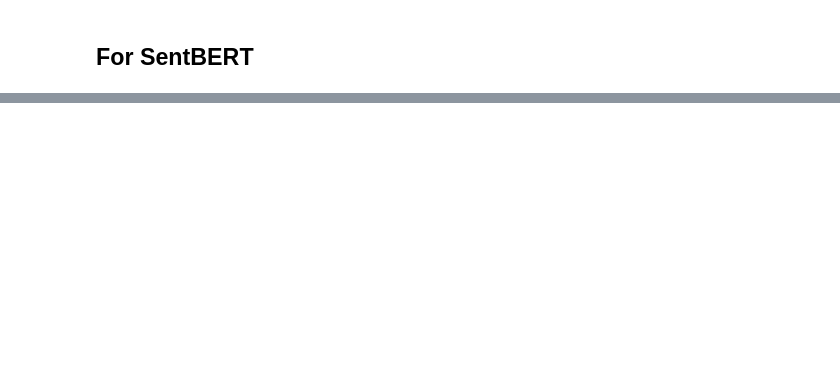
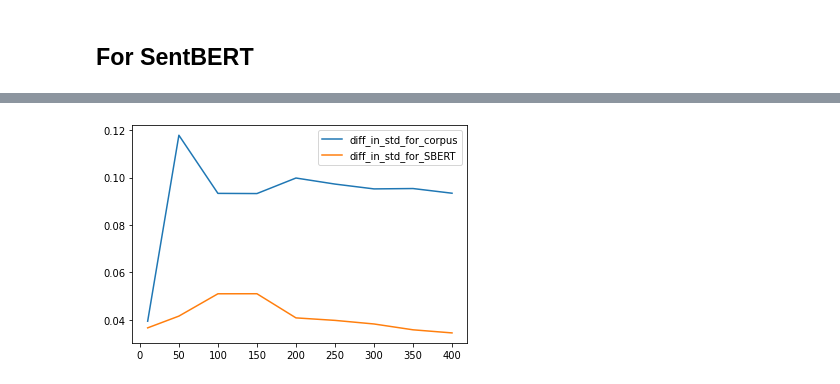
Before and after one commit to hrs2203/sent_sim_django, a Jupyter notebook: similarity_backend/user_component/comparision_engine/engine_comparison.ipynb, the cells around one changed output, grey strips where cells are left out. Drawn from its saved outputs; the diff is of its cells as text; code cells hidden in the pictures; blank space fills up the shorter version.

```diff
--- a/similarity_backend/user_component/comparision_engine/engine_comparison.ipynb
+++ b/similarity_backend/user_component/comparision_engine/engine_comparison.ipynb
@@ -77,0 +188,7 @@ MSE(sentbert_results)
+# %%
+plt.plot( input_size , diff_in_std_for_corpus,label="diff_in_std_for_corpus")
+plt.plot( input_size , diff_in_std_for_SBERT ,label="diff_in_std_for_SBERT")
+plt.legend()
+plt.show()
+# %% [output]
+[figure, added]
```
Also changed, not shown: parts of 18 cells of this notebook.
